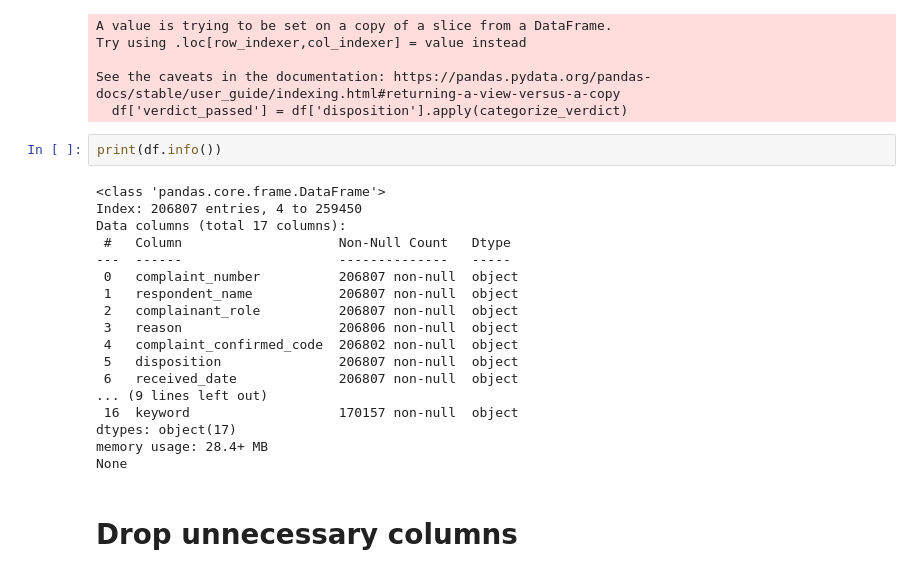
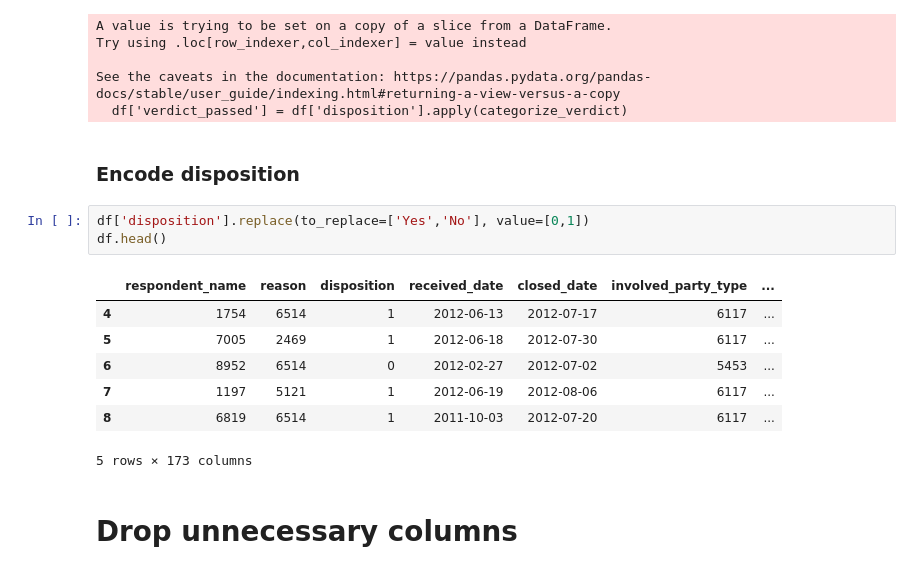
Before and after one commit to gcnabingc/Insurance-conflict-settlements-verdict, a Jupyter notebook: Insurance_complaint_verdict.ipynb, the cells around one changed output. Saved outputs shown, nothing was run; the diff lists cells and outputs as text.

```diff
--- a/Insurance_complaint_verdict.ipynb
+++ b/Insurance_complaint_verdict.ipynb
@@ -94,26 +94,19 @@ Try using .loc[row_indexer,col_indexer] = value instead
 
 See the caveats in the documentation: https://pandas.pydata.org/pandas-docs/stable/user_guide/indexing.html#returning-a-view-versus-a-copy
   df['verdict_passed'] = df['disposition'].apply(categorize_verdict)
-# %%
-print(df.info())
-# %% [output]
-<class 'pandas.core.frame.DataFrame'>
-Index: 206807 entries, 4 to 259450
-Data columns (total 17 columns):
- #   Column                    Non-Null Count   Dtype
----  ------                    --------------   -----
- 0   complaint_number          206807 non-null  object
- 1   respondent_name           206807 non-null  object
- 2   complainant_role          206807 non-null  object
- 3   reason                    206806 non-null  object
- 4   complaint_confirmed_code  206802 non-null  object
- 5   disposition               206807 non-null  object
- 6   received_date             206807 non-null  object
-... (9 lines left out)
- 16  keyword                   170157 non-null  object
-dtypes: object(17)
-memory usage: 28.4+ MB
-None
+# %% [markdown]
+### Encode disposition
+# %%
+df['disposition'].replace(to_replace=['Yes','No'], value=[0,1])
+df.head()
+# %% [output]
+|  | respondent_name | reason | disposition | received_date | closed_date | involved_party_type | ... |
+| 4 | 1754 | 6514 | 1 | 2012-06-13 | 2012-07-17 | 6117 | ... |
+| 5 | 7005 | 2469 | 1 | 2012-06-18 | 2012-07-30 | 6117 | ... |
+| 6 | 8952 | 6514 | 0 | 2012-02-27 | 2012-07-02 | 5453 | ... |
+| 7 | 1197 | 5121 | 1 | 2012-06-19 | 2012-08-06 | 6117 | ... |
+| 8 | 6819 | 6514 | 1 | 2011-10-03 | 2012-07-20 | 6117 | ... |
+5 rows × 173 columns
 # %% [markdown]
 # Drop unnecessary columns
 # %%
```
Also changed, not shown: parts of 12 cells of this notebook.
